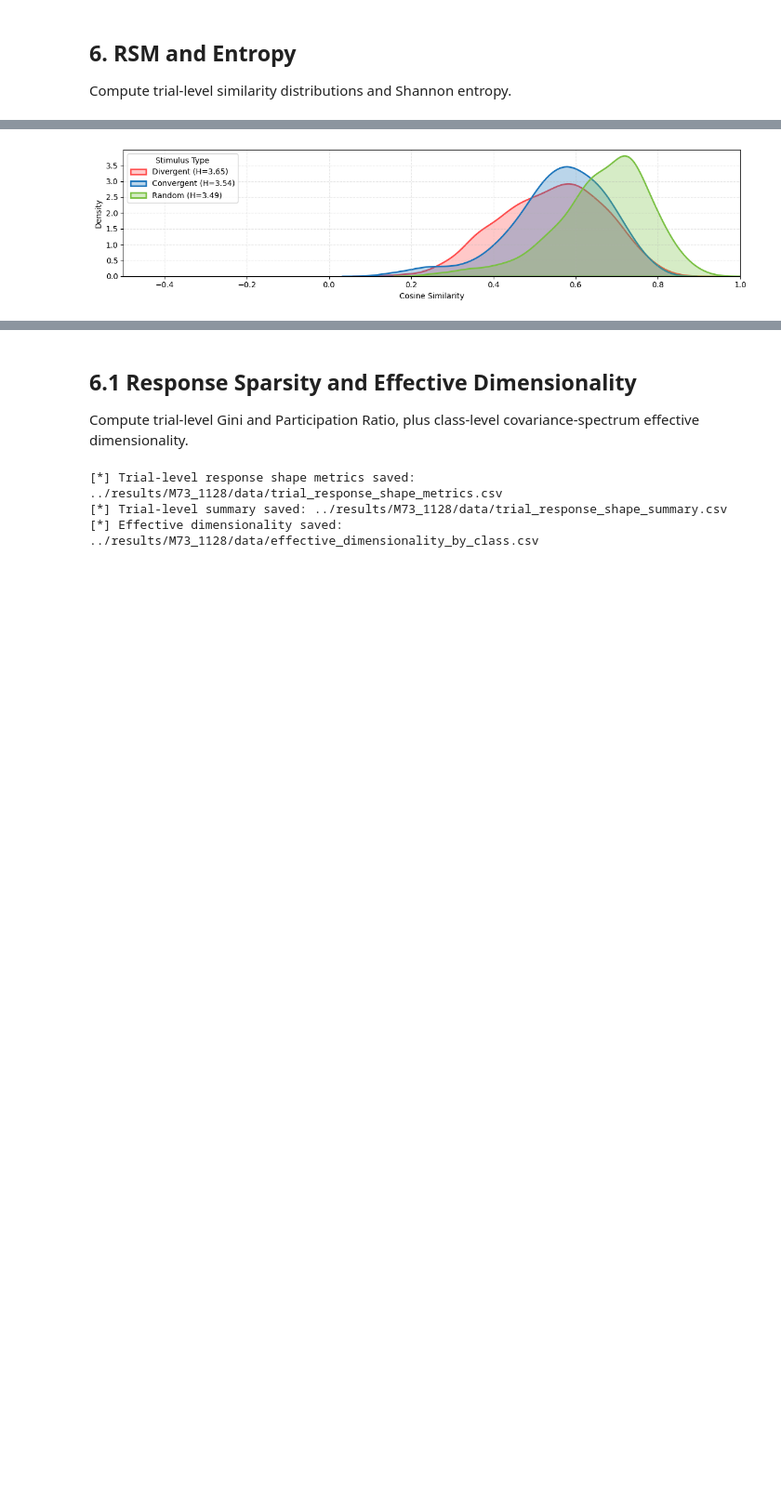
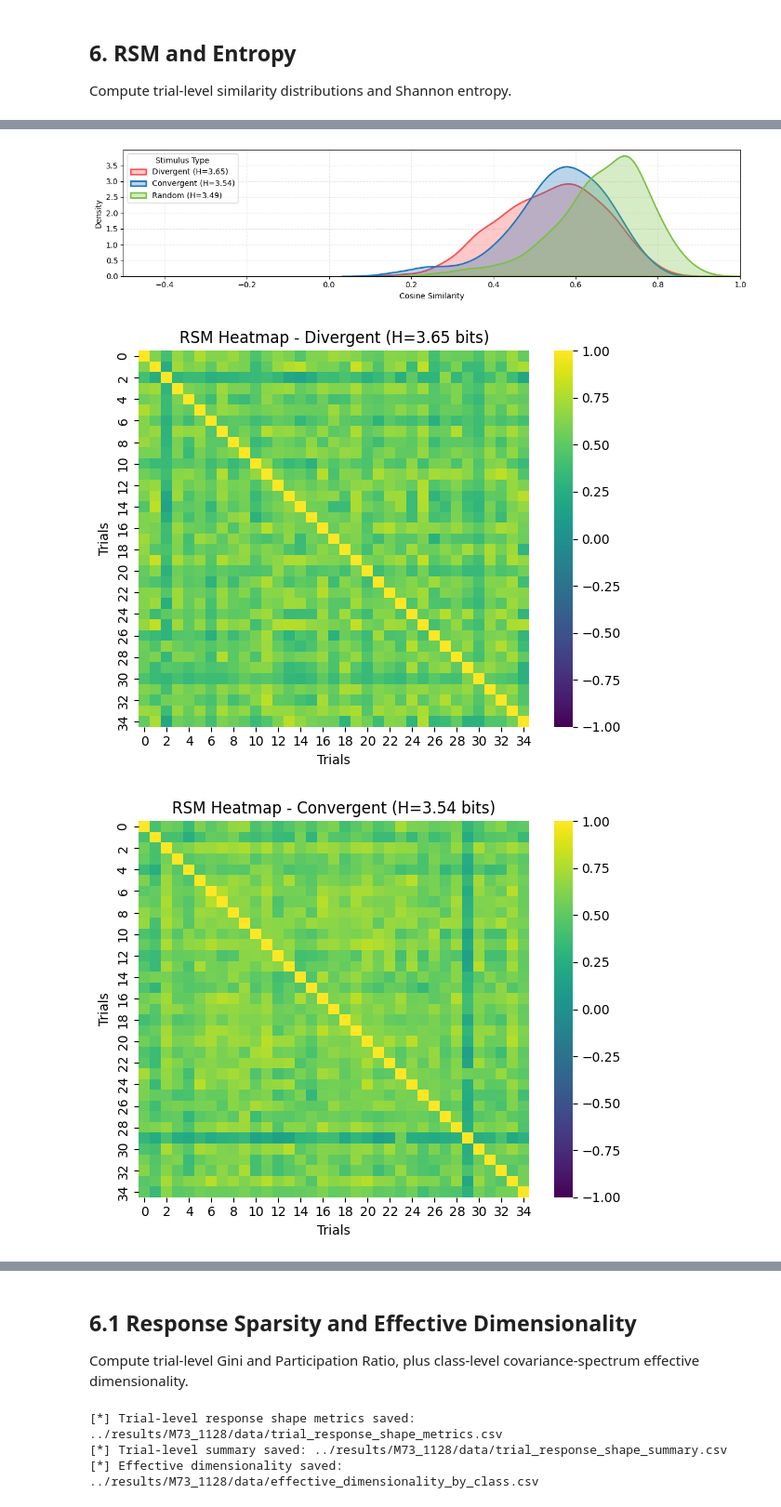
Before and after one commit to Gui-Yun/brainnetwork, a Jupyter notebook: notebook/analysis.ipynb, the cells around one changed output, grey strips where cells are left out. Shown at 93% size. Drawn from its saved outputs; the diff is of its cells as text; code cells hidden in the pictures; blank space fills up the shorter version.

```diff
--- a/notebook/analysis.ipynb
+++ b/notebook/analysis.ipynb
@@ -684,30 +684,47 @@ df_entropy, rsm_data, sim_values_data = analyze_rsm_and_entropy(
     labels_balanced,
     label_names,
     n_bins=50 # 分箱数，可以根据数据量调整，通常 30-100 之间
 )
 
 # --- 可视化 1: 相似度分布直方图 (验证是否"变平"了) ---
 plt.figure(figsize=(12, 3))
 colors = {'Divergent': '#FF4B4B', 'Convergent': '#1C75BC', 'Random': '#7AC143', 'Resting': '#111111'}
 
 for name, values in sim_values_data.items():
     sns.kdeplot(values, label=f"{name} (H={df_entropy[df_entropy['Stimulus']==name]['Entropy'].values[0]:.2f})",
                 color=colors[name], fill=True, alpha=0.3, linewidth=2)
 
 # plt.title("Distribution of Pairwise Cosine Similarities (RSM Off-diagonal)")
 plt.xlabel("Cosine Similarity")
 plt.ylabel("Density")
 plt.xlim(-0.5, 1.0) # 根据实际数据范围调整
 plt.legend(title="Stimulus Type")
 plt.grid(True, linestyle='--', alpha=0.3)
 plt.tight_layout()
 save_path = os.path.join(fig_out_dir, "similarity_distribution.png")
 plt.savefig(save_path, dpi=300)
 plt.show()
+
+# plot heatmap of RSM
+for name, rsm in rsm_data.items():
+    plt.figure(figsize=(6, 5))
+    sns.heatmap(rsm, cmap='viridis', vmin=-1, vmax=1) #cbar_kws={'label': 'Cosine Similarity'})
+    # 不要颜色条了，直接在标题里写熵值
+
+
+    plt.title(f"RSM Heatmap - {name} (H={df_entropy[df_entropy['Stimulus']==name]['Entropy'].values[0]:.2f} bits)")
+    plt.xlabel("Trials")
+    plt.ylabel("Trials")
+    plt.tight_layout()
+    save_path = os.path.join(fig_out_dir, f"rsm_heatmap_{name}.png")
+    plt.savefig(save_path, dpi=300)
+    plt.show()
 # %% [output]
 Stimulus        | Entropy (Bits)  | Mean Similarity | Std Similarity
 ----------------------------------------------------------------------
 Divergent       | 3.6511           | 0.5413          | 0.1245
 Convergent      | 3.5419           | 0.5601          | 0.1206
 Random          | 3.4855           | 0.6647          | 0.1152
 [figure]
+[figure, added]
+[figure, added]
```
Also changed, not shown: parts of 1 cell of this notebook.
